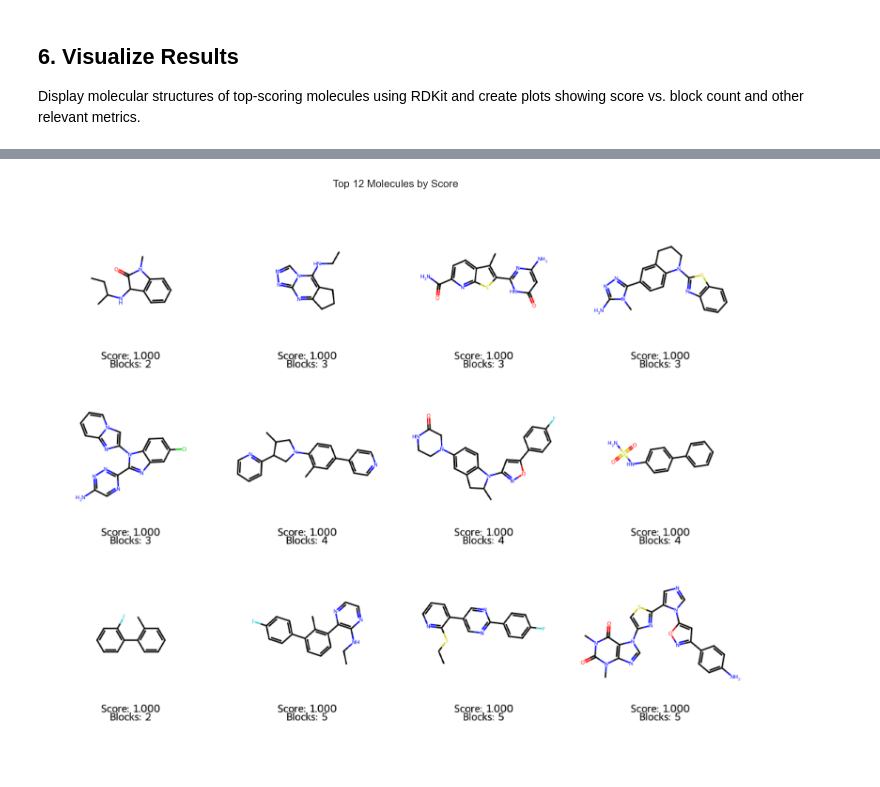
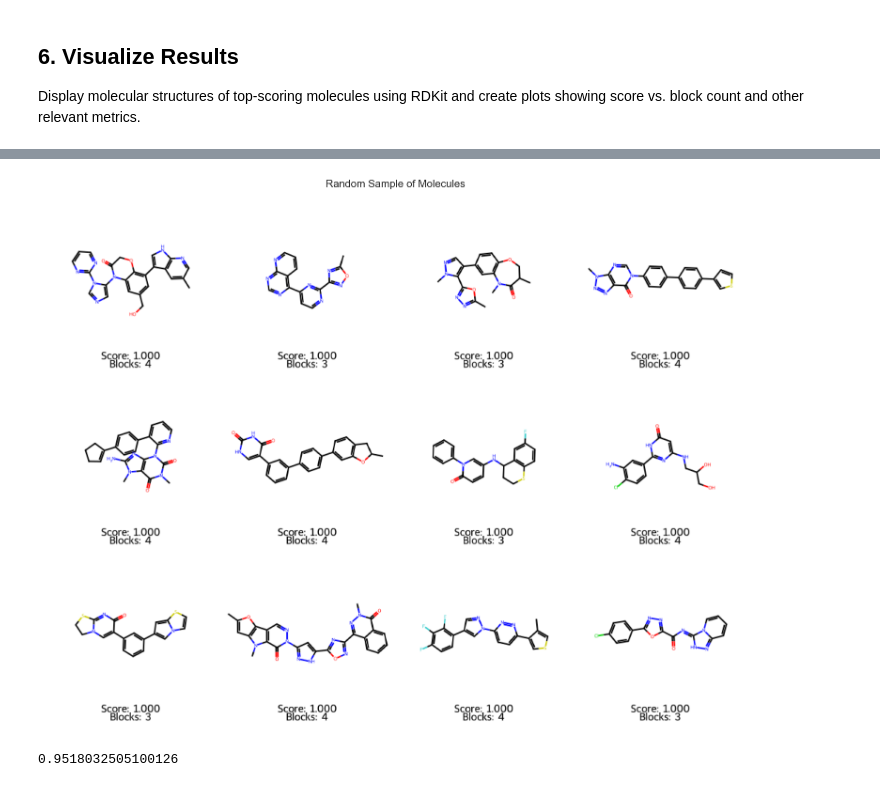
Before and after one commit to EtienneReboul/smiles_blocks, a Jupyter notebook: notebooks/6-er-test_mcts.ipynb, the cells around one changed output, grey strips where cells are left out. Cells and saved outputs as stored; diff of their text form; code cells hidden in the pictures.

```diff
--- a/notebooks/6-er-test_mcts.ipynb
+++ b/notebooks/6-er-test_mcts.ipynb
@@ -107,2 +92,8 @@ Counter({'N': 1388233,
 # %%
 block2unique_id = {block: unique_id for unique_id, block in zip(df["unique_id"], df["block"])}
+# %%
+conditional_block_counts = defaultdict(Counter)
+for blocked_smiles in successful_blocking["smiles_blocked"]:
+    counts = get_conditional_block_counts(blocked_smiles, block2unique_id)
+    for unique_id, counter in counts.items():
+        conditional_block_counts[unique_id].update(counter)
@@ -136,9 +231,10 @@ mcts = MCTSDrugDesign(
     compatibility_map=compat,
     block_count_mu=5.5,
     block_count_sigma=1.41,
-    n_iter=10_000,
+    n_iter=40_000,
     min_blocks=3,
     max_blocks=10,
+    score_fn = make_composite_scorer()
 )
 
 logger.info("MCTS Drug Designer initialized")
@@ -149,11 +245,6 @@ INFO:__main__:MCTS Drug Designer initialized
 
 Execute the MCTS search with n_molecules=100 to generate candidate drug molecules and collect results including SMILES, scores, block counts, and fragment IDs.
 # %%
-print("Running MCTS search to generate 100 molecules...")
 print("This may take a few minutes...\n")
-
-results = mcts.run(n_runs=100)
-
-print(f"\nGenerated {len(results)} molecules")
-print(f"Results keys: {results[0].keys() if results else 'N/A'}")
+results = mcts.run(n_runs=300, score_threshold=1)
 # %% [output]
@@ -253,31 +360,35 @@ print("Visualization complete!")
 Visualization complete!
 # %%
-# Display top 12 molecule structures
-top_mols = results_df.nlargest(12, 'score')
-mols = []
-legends = []
+# Display 12 random molecule structures (or fewer if not enough results)
+num_display = min(len(results_df), 12)
+if num_display == 0:
+    print("No molecules to display")
+else:
+    top_mols = results_df.sample(n=num_display)
+    mols = []
+    legends = []
 
-for idx, row in top_mols.iterrows():
-    mol = Chem.MolFromSmiles(row['smiles'])
-    if mol is not None:
-        mols.append(mol)
-        legends.append(f"Score: {row['score']:.3f}\nBlocks: {row['n_blocks']}")
+    for idx, row in top_mols.iterrows():
+        mol = Chem.MolFromSmiles(row['smiles'])
+        if mol is not None:
+            mols.append(mol)
+            legends.append(f"Score: {row['score']:.3f}\nBlocks: {row['n_blocks']}")
 
-if mols:
-    img = Draw.MolsToGridImage(
-        mols,
-        molsPerRow=4,
-        subImgSize=(250, 250),
-        legends=legends,
-        returnPNG=False
-    )
-    plt.figure(figsize=(16, 12))
-    plt.imshow(img)
-    plt.axis('off')
-    plt.title('Top 12 Molecules by Score', fontsize=16, pad=20)
-    plt.tight_layout()
-    plt.show()
-else:
-    print("Warning: Could not generate molecule structures from SMILES strings")
+    if mols:
+        img = Draw.MolsToGridImage(
+            mols,
+            molsPerRow=4,
+            subImgSize=(250, 250),
+            legends=legends,
+            returnPNG=False
+        )
+        plt.figure(figsize=(16, 12))
+        plt.imshow(img)
+        plt.axis('off')
+        plt.title('Random Sample of Molecules', fontsize=16, pad=20)
+        plt.tight_layout()
+        plt.show()
+    else:
+        print("Warning: Could not generate molecule structures from SMILES strings")
 # %% [output]
-[figure, old version]
+[figure, new version]
@@ -283,0 +407,4 @@ else:
+# %%
+len(results_df['canonical_smiles'].dropna().unique())/ len(results_df)
+# %% [output]
+0.9518032505100126
```
Also changed, not shown: parts of 18 cells of this notebook, 1 other file.
